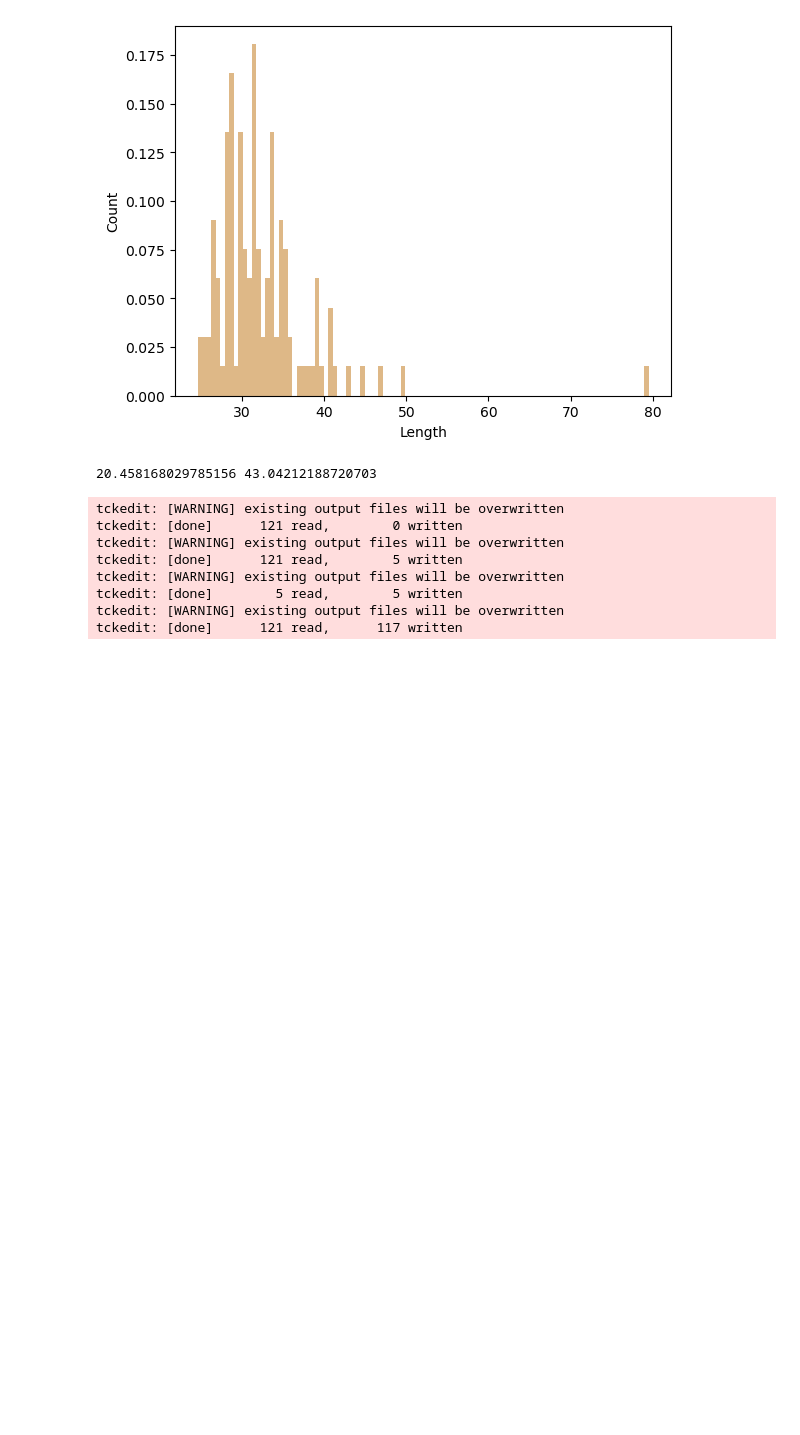
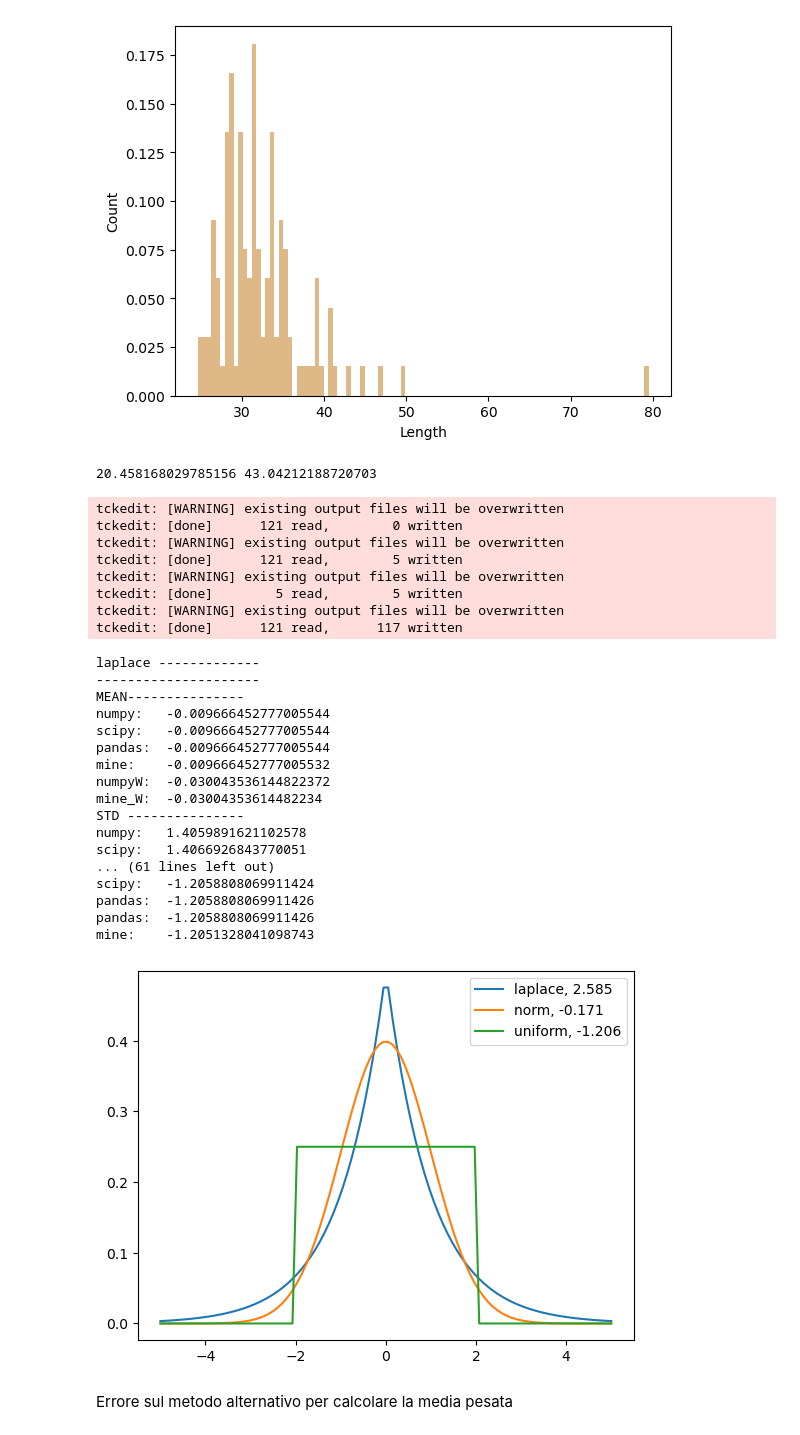
Before and after one commit to PiLAB-Medical-Imaging/TFE23-740_Epilepsy, a Jupyter notebook: src/prova.ipynb, the cells around one changed output. Saved outputs shown, nothing was run; the diff lists cells and outputs as text; code cells hidden in the pictures; blank space fills up the shorter version.

Commit message:
modified way to compute skew and kurt

```diff
--- a/src/prova.ipynb
+++ b/src/prova.ipynb
@@ -53,3 +53,81 @@ tckedit: [WARNING] existing output files will be overwritten
 tckedit: [done]        5 read,        5 written
 tckedit: [WARNING] existing output files will be overwritten
 tckedit: [done]      121 read,      117 written
+# %%
+import pandas as pd
+import numpy as np
+import matplotlib.pyplot as plt
+from scipy import stats
+from metrics import w_kurt, w_mean, w_var, w_skew, w_mean_alt, w_std_alt
+
+x = np.linspace(-5, 5, 100)
+ax = plt.subplot()
+distnames = ['laplace', 'norm', 'uniform']
+
+for distname in distnames:
+    if distname == 'uniform':
+        dist = getattr(stats, distname)(loc=-2, scale=4)
+    else:
+        dist = getattr(stats, distname)
+    data = dist.rvs(size=1000)
+    kur = stats.kurtosis(data, fisher=True)
+    y = dist.pdf(x)
+    ax.plot(x, y, label="{}, {}".format(distname, round(kur, 3)))
+    ax.legend()
+
+    weights = np.random.rand(data.size)
+
+    print(distname, "-------------")
+    print("---------------------")
+
+    print("MEAN---------------")
+    print("numpy:\t", np.mean(data))
+    print("scipy:\t", stats.tmean(data))
+    print("pandas:\t", pd.DataFrame(data).mean(axis=0)[0])
+    print("mine:\t", w_mean(data, np.ones(data.size)))
+    #print("alt:\t", w_mean_alt(data, np.ones(data.size)))
+    print("numpyW:\t", np.average(data, weights=weights))
+    print("mine_W:\t", w_mean(data, weights))
+    #print("alt_w:\t", w_mean_alt(data, weights))
+
+    print ("STD ---------------")
+    print("numpy:\t", np.std(data))
+    print("scipy:\t", stats.tstd(data))
+    print("pandas:\t", pd.DataFrame(data).std(axis=0)[0])
+    print("mine:\t", np.sqrt(w_var(data, np.ones(data.size))))
+    print("mineW:\t", np.sqrt(w_var(data, weights)))
+    print("alt_W:\t", w_std_alt(data, weights))
+
+    print ("SKEW ---------------")
+    print("scipy:\t", stats.skew(data,bias=False))
+    print("pandas:\t", pd.DataFrame(data).skew(axis=0)[0])
+    print("mine:\t", w_skew(data, np.ones(data.size)))
+
+    print("KURT ---------------")
+    print("scipy:\t", stats.kurtosis(data, fisher=True, bias=False))
+    print("pandas:\t", pd.DataFrame(data).kurtosis(axis=0)[0])
+    print("pandas:\t", pd.DataFrame(data).kurt(axis=0)[0])
+    print("mine:\t", w_kurt(data, np.ones(data.size)))
+
+    print()
+# %% [output]
+laplace -------------
+---------------------
+MEAN---------------
+numpy:   -0.009666452777005544
+scipy:   -0.009666452777005544
+pandas:  -0.009666452777005544
+mine:    -0.009666452777005532
+numpyW:  -0.030043536144822372
+mine_W:  -0.03004353614482234
+STD ---------------
+numpy:   1.4059891621102578
+scipy:   1.4066926843770051
+... (61 lines left out)
+scipy:   -1.2058808069911424
+pandas:  -1.2058808069911426
+pandas:  -1.2058808069911426
+mine:    -1.2051328041098743
+[figure, added]
+# %% [markdown]
+Errore sul metodo alternativo per calcolare la media pesata
```
Also changed, not shown: parts of 5 cells of this notebook, 1 other file.
